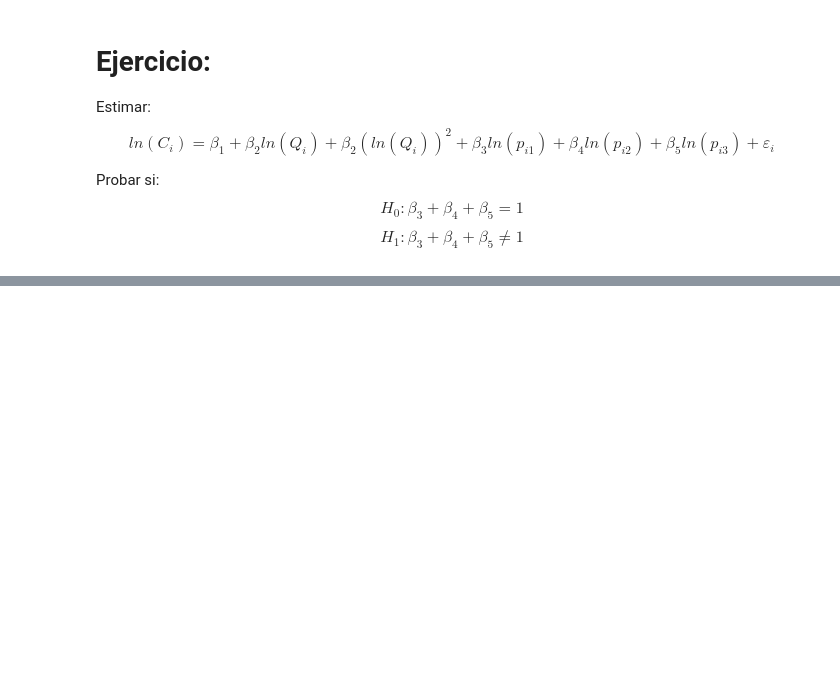
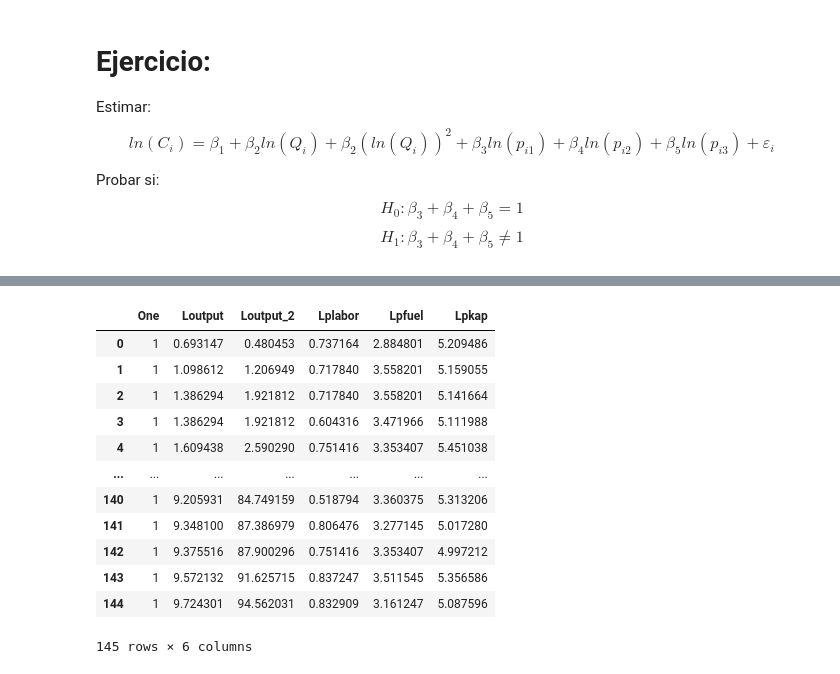
Before and after one commit to benjov/Econometria_II_Primavera_2019, a Jupyter notebook: Clase_01/Regresion_Lineal (cont).ipynb, the cells around one changed output, grey strips where cells are left out. Saved outputs shown, nothing was run; the diff lists cells and outputs as text; code cells hidden in the pictures; blank space fills up the shorter version.

```diff
--- a/Clase_01/Regresion_Lineal (cont).ipynb
+++ b/Clase_01/Regresion_Lineal (cont).ipynb
@@ -269,0 +292,2 @@ $$H_1: \beta_3 + \beta_4 + \beta_5 \neq 1$$
+# %%
+dataframe["Loutput_2"] = dataframe["Loutput"]**2
@@ -269,0 +303,20 @@ $$H_1: \beta_3 + \beta_4 + \beta_5 \neq 1$$
+# %%
+# Definición de variables:
+Y = dataframe["Ltotcost"]
+X = dataframe[["One","Loutput", "Loutput_2", "Lplabor", "Lpfuel", "Lpkap"]]
+#
+X
+# %% [output]
+|  | One | Loutput | Loutput_2 | Lplabor | Lpfuel | Lpkap |
+| 0 | 1 | 0.693147 | 0.480453 | 0.737164 | 2.884801 | 5.209486 |
+| 1 | 1 | 1.098612 | 1.206949 | 0.717840 | 3.558201 | 5.159055 |
+| 2 | 1 | 1.386294 | 1.921812 | 0.717840 | 3.558201 | 5.141664 |
+| 3 | 1 | 1.386294 | 1.921812 | 0.604316 | 3.471966 | 5.111988 |
+| 4 | 1 | 1.609438 | 2.590290 | 0.751416 | 3.353407 | 5.451038 |
+| ... | ... | ... | ... | ... | ... | ... |
+| 140 | 1 | 9.205931 | 84.749159 | 0.518794 | 3.360375 | 5.313206 |
+| 141 | 1 | 9.348100 | 87.386979 | 0.806476 | 3.277145 | 5.017280 |
+| 142 | 1 | 9.375516 | 87.900296 | 0.751416 | 3.353407 | 4.997212 |
+| 143 | 1 | 9.572132 | 91.625715 | 0.837247 | 3.511545 | 5.356586 |
+| 144 | 1 | 9.724301 | 94.562031 | 0.832909 | 3.161247 | 5.087596 |
+145 rows × 6 columns
```
Also changed, not shown: parts of 9 cells of this notebook.
